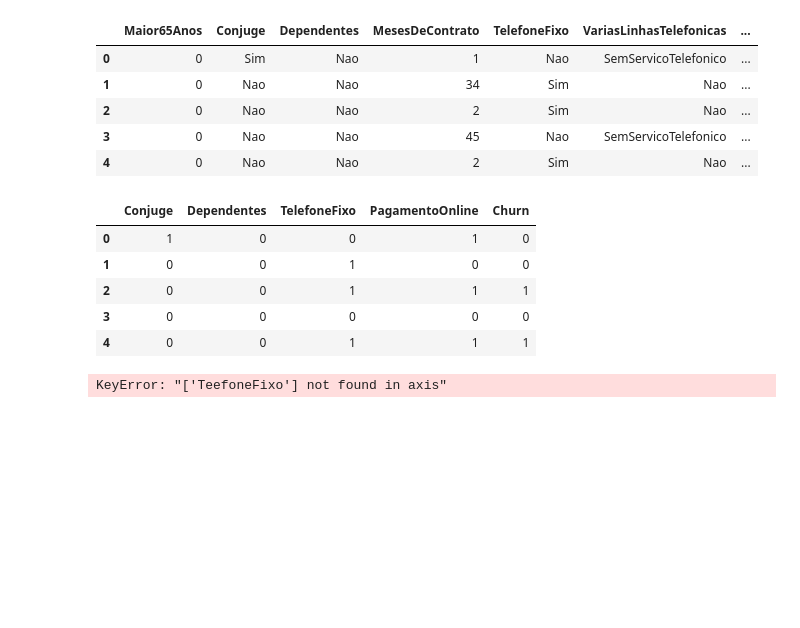
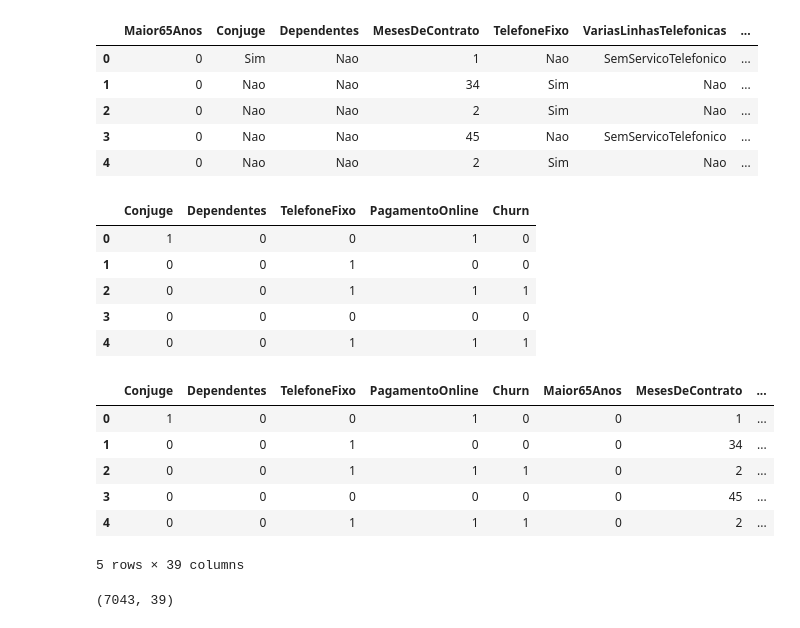
Before and after one commit to raphaeltorquat0/machine_learning_classification, a Jupyter notebook: import_data.ipynb, the cells around one changed output. Cells and saved outputs as stored; diff of their text form; code cells hidden in the pictures; blank space fills up the shorter version.

```diff
--- a/import_data.ipynb
+++ b/import_data.ipynb
@@ -27,7 +27,19 @@ n_data.head()
 | 3 | 0 | 0 | 0 | 0 | 0 |
 | 4 | 0 | 0 | 1 | 1 | 1 |
 # %%
-data_dummie = pd.get_dummies(data.drop(['Conjuge', 'Dependentes', 'TeefoneFixo', 'PagamentoOnline', 'Churn'], axis=1))
+data_dummie = pd.get_dummies(data.drop(['Conjuge', 'Dependentes', 'TelefoneFixo', 'PagamentoOnline', 'Churn'], axis=1))
 final_data = pd.concat([n_data, data_dummie], axis=1)
-# %% [output]
-KeyError: "['TeefoneFixo'] not found in axis"
+# %%
+final_data.head()
+# %% [output]
+|  | Conjuge | Dependentes | TelefoneFixo | PagamentoOnline | Churn | Maior65Anos | MesesDeContrato | ... |
+| 0 | 1 | 0 | 0 | 1 | 0 | 0 | 1 | ... |
+| 1 | 0 | 0 | 1 | 0 | 0 | 0 | 34 | ... |
+| 2 | 0 | 0 | 1 | 1 | 1 | 0 | 2 | ... |
+| 3 | 0 | 0 | 0 | 0 | 0 | 0 | 45 | ... |
+| 4 | 0 | 0 | 1 | 1 | 1 | 0 | 2 | ... |
+5 rows × 39 columns
+# %%
+final_data.shape
+# %% [output]
+(7043, 39)
```
Also changed, not shown: parts of 65 cells of this notebook.
